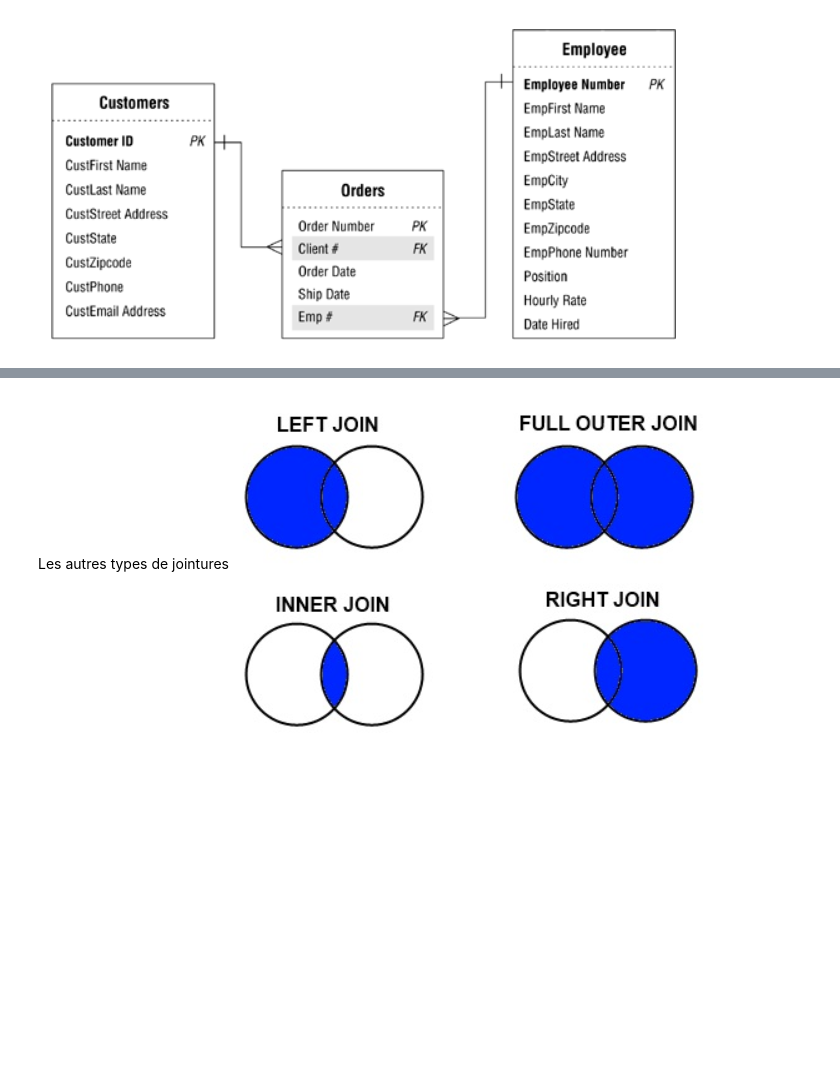
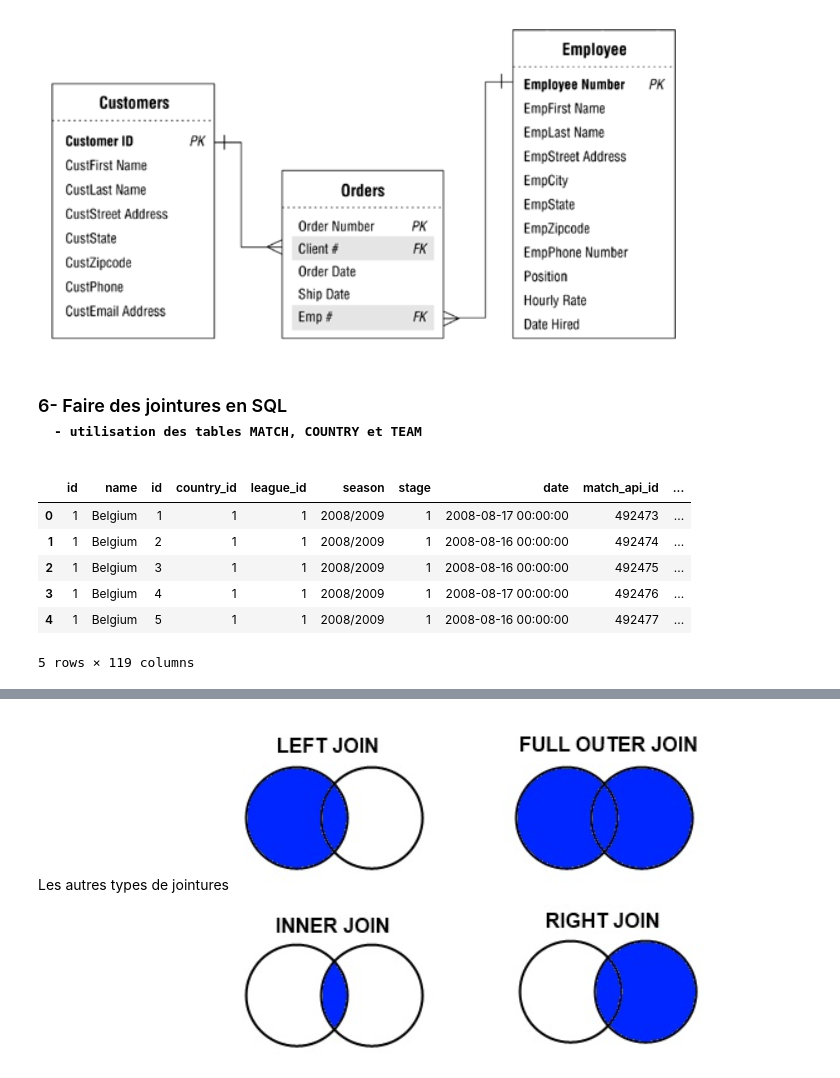
Before and after one commit to guimeto/cours_python, a Jupyter notebook: 14_SQL/14 - Requêter une base SQL - cours.ipynb, the cells around one changed output, grey strips where cells are left out. Saved outputs shown, nothing was run; the diff lists cells and outputs as text; code cells hidden in the pictures; blank space fills up the shorter version.

```diff
--- a/14_SQL/14 - Requêter une base SQL - cours.ipynb
+++ b/14_SQL/14 - Requêter une base SQL - cours.ipynb
@@ -334,7 +367,7 @@ match
 # %%
 #Faire des filtres sur des alias
-match = pd.read_sql("""SELECT season, SUM(home_team_goal) AS Moyenne_buts_domicile,SUM(away_team_goal) AS Moyenne_buts_exterieur
+match = pd.read_sql("""SELECT season, SUM(home_team_goal) AS Total_buts_domicile,SUM(away_team_goal) AS Total_buts_exterieur
                         FROM match
                         GROUP BY season
-                        WHERE Moyenne_buts_domicile > 5000;""", conn)
+                        HAVING Total_buts_domicile > 5000;""", conn)
 match
@@ -341,7 +381,0 @@ match
-# %%
-#Faire des filtres sur des alias
-match = pd.read_sql("""SELECT season, SUM(home_team_goal) AS Moyenne_buts_domicile,SUM(away_team_goal) AS Moyenne_buts_exterieur
-                        FROM match
-                        GROUP BY season
-                        HAVING Moyenne_buts_domicile > 5000;""", conn)
-match
@@ -364,11 +435,22 @@ countries
 # %% [markdown]
 ![primay_key.PNG](attachment:primay_key.PNG)
+# %% [markdown]
+<h3> 6- Faire des jointures en SQL
+
+    - utilisation des tables MATCH, COUNTRY et TEAM
 # %%
-#faire une jointure entre 2 tables
 match = pd.read_sql("""SELECT country.*,* FROM MATCH
                         INNER JOIN country
                         ON match.country_id == country.id;""", conn)
-match
+match.head()
+# %% [output]
+|  | id | name | id | country_id | league_id | season | stage | date | match_api_id | ... |
+| 0 | 1 | Belgium | 1 | 1 | 1 | 2008/2009 | 1 | 2008-08-17 00:00:00 | 492473 | ... |
+| 1 | 1 | Belgium | 2 | 1 | 1 | 2008/2009 | 1 | 2008-08-16 00:00:00 | 492474 | ... |
+| 2 | 1 | Belgium | 3 | 1 | 1 | 2008/2009 | 1 | 2008-08-16 00:00:00 | 492475 | ... |
+| 3 | 1 | Belgium | 4 | 1 | 1 | 2008/2009 | 1 | 2008-08-17 00:00:00 | 492476 | ... |
+| 4 | 1 | Belgium | 5 | 1 | 1 | 2008/2009 | 1 | 2008-08-16 00:00:00 | 492477 | ... |
+5 rows × 119 columns
 # %%
 #Selectionner uniquement certaines tables
 match = pd.read_sql("""SELECT home_team_api_id,away_team_api_id,home_team_goal,away_team_goal, country.name FROM MATCH
```
Also changed, not shown: parts of 20 cells of this notebook, 1 other file.
